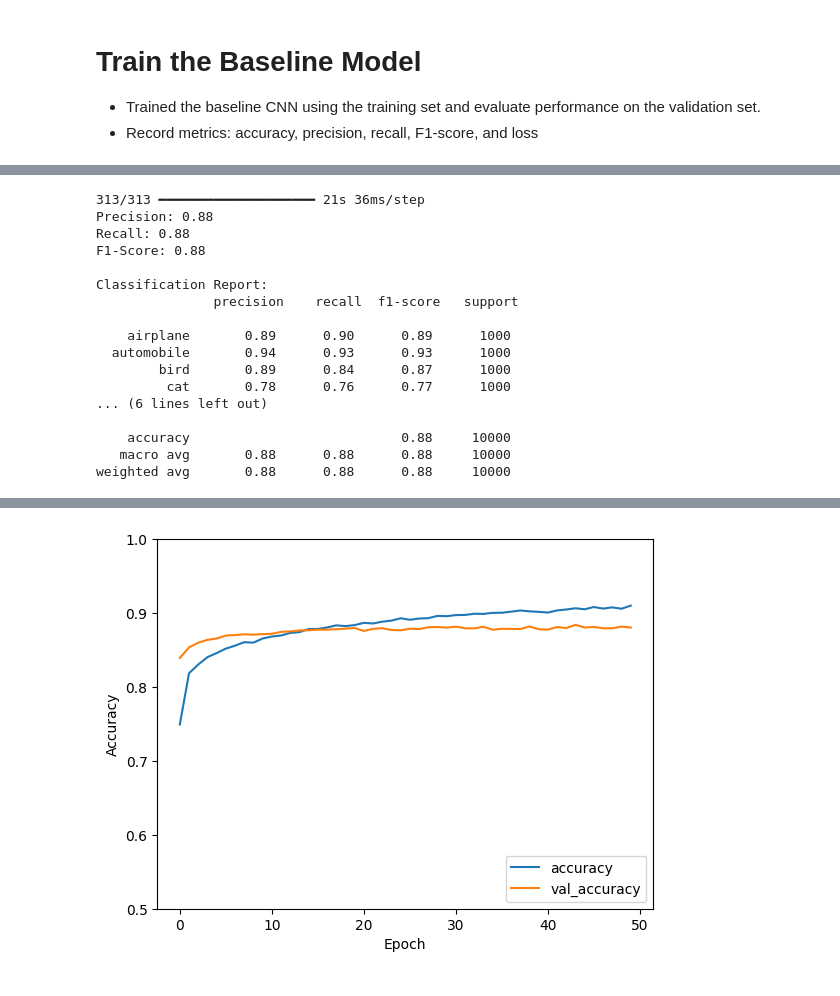
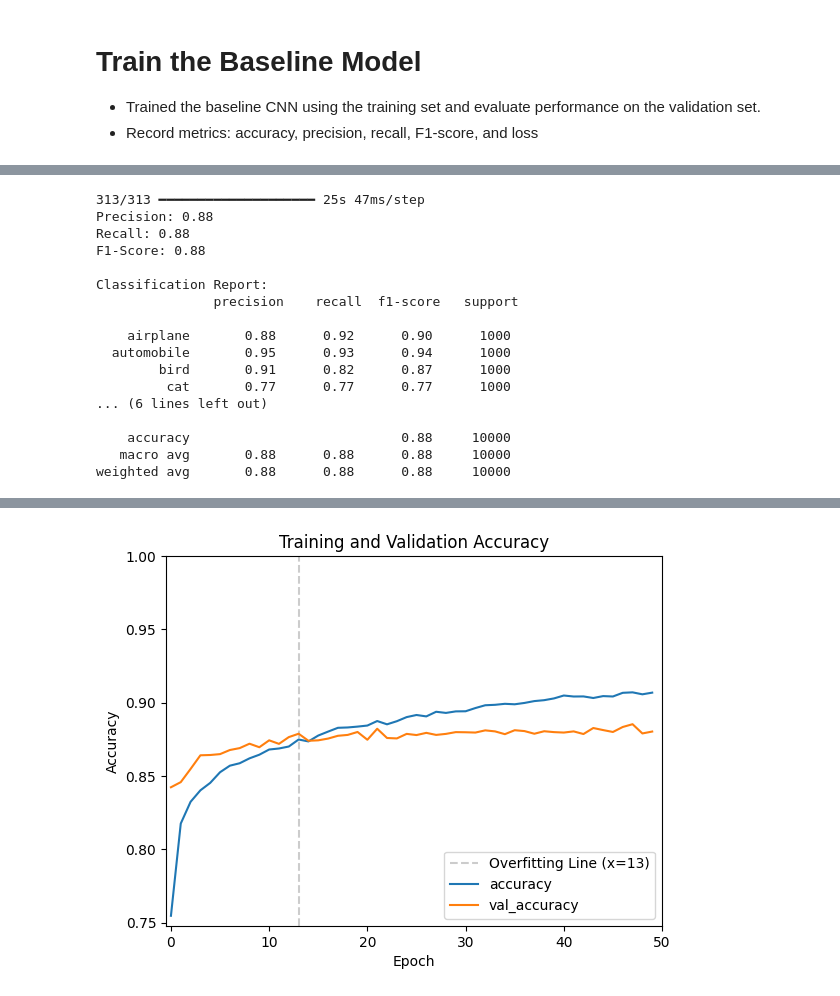
Before and after one commit to adesai1033/MATH452, a Jupyter notebook: Final Project/CNN/project2_cnn.ipynb, the cells around one changed output, grey strips where cells are left out. Drawn from its saved outputs; the diff is of its cells as text; code cells hidden in the pictures.

```diff
--- a/Final Project/CNN/project2_cnn.ipynb
+++ b/Final Project/CNN/project2_cnn.ipynb
@@ -42,13 +46,9 @@ plt.show()
 # %% [output]
 [figure]
 # %%
-# Normalize the pixel value from [0,255] to the range [0,1]
-# X_train = X_train.astype('float32') / 255
-#X_test = X_test.astype('float32') / 255
-
 # The preprocessing adjusts the data to match the distribution of the original training dataset.
-X_train = preprocess_input(X_train)
-X_test = preprocess_input(X_test)
+X_train_proc = preprocess_input(X_train)
+X_test_proc = preprocess_input(X_test)
 # %% [markdown]
 
 # Baseline CNN Model
@@ -121,6 +109,6 @@ Model: "sequential"
 *   Record metrics: accuracy, precision, recall, F1-score, and loss
 # %%
 model.compile(optimizer = 'adam', loss = tf.keras.losses.SparseCategoricalCrossentropy(from_logits = False), metrics = ['accuracy'])
-history = model.fit(X_train, y_train, batch_size=100, epochs=50, validation_data = (X_test, y_test))
+history = model.fit(X_train_proc, y_train, batch_size=100, epochs=50, validation_data = (X_test_proc, y_test))
 # %% [output]
 Epoch 1/50
@@ -143,6 +131,6 @@ Epoch 50/50
 # %%
 # Evaluate the model
-y_pred_probs = model.predict(X_test)
+y_pred_probs = model.predict(X_test_proc)
 y_pred = np.argmax(y_pred_probs, axis = 1)
 
 # Compute Metrics
@@ -156,7 +144,7 @@ print("Recall: {:.2f}".format(recall))
 print("F1-Score: {:.2f}".format(f1))
 print("\nClassification Report:\n", classification_report(y_test_flat, y_pred, target_names = ['airplane', 'automobile', 'bird', 'cat', 'deer', 'dog', 'frog', 'horse', 'ship', 'truck']))
 # %% [output]
-313/313 ━━━━━━━━━━━━━━━━━━━━ 21s 36ms/step
+313/313 ━━━━━━━━━━━━━━━━━━━━ 25s 47ms/step
 Precision: 0.88
 Recall: 0.88
 F1-Score: 0.88
@@ -164,10 +152,10 @@ F1-Score: 0.88
 Classification Report:
                precision    recall  f1-score   support
 
-    airplane       0.89      0.90      0.89      1000
-  automobile       0.94      0.93      0.93      1000
-        bird       0.89      0.84      0.87      1000
-         cat       0.78      0.76      0.77      1000
+    airplane       0.88      0.92      0.90      1000
+  automobile       0.95      0.93      0.94      1000
+        bird       0.91      0.82      0.87      1000
+         cat       0.77      0.77      0.77      1000
 ... (6 lines left out)
 
     accuracy                           0.88     10000
@@ -175,12 +163,21 @@ Classification Report:
 weighted avg       0.88      0.88      0.88     10000
 # %%
 # Plotting training accuracy and validation accuracy
+
+plt.axvline(x=13, linestyle='--', color = 'gray', alpha = 0.4, label = 'Overfitting Line (x=13)') # Overfitting Line at x = 20
 plt.plot(history.history['accuracy'], label = 'accuracy')
 plt.plot(history.history['val_accuracy'], label = 'val_accuracy')
+
+plt.title('Training and Validation Accuracy')
 plt.xlabel('Epoch')
 plt.ylabel('Accuracy')
-plt.ylim([0.5, 1])
 plt.legend(loc='lower right')
 
-test_loss, test_acc = model.evaluate(X_test,  y_test, verbose = 2)
+plt.xlim(-0.5, 50)
+plt.ylim(0.748, 1)
+
+plt.savefig('cifar10-accuracy.png', dpi=300)
+plt.show()
+
+# test_loss, test_acc = model.evaluate(X_test_proc,  y_test, verbose = 2)
 # %% [output]
@@ -188,3 +184,3 @@ test_loss, test_acc = model.evaluate(X_test,  y_test, verbose = 2)
-[figure, old version]
+[figure, new version]
 # %%
 # Plot training and validation loss over time
```
Also changed, not shown: parts of 7 cells of this notebook.
